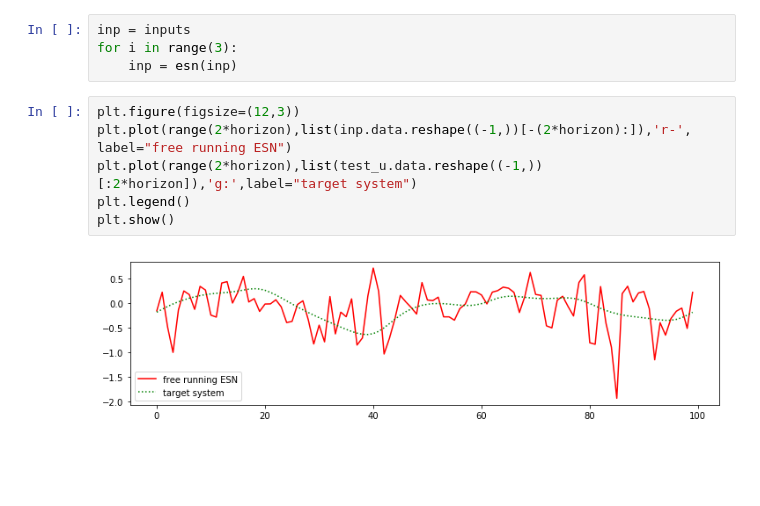
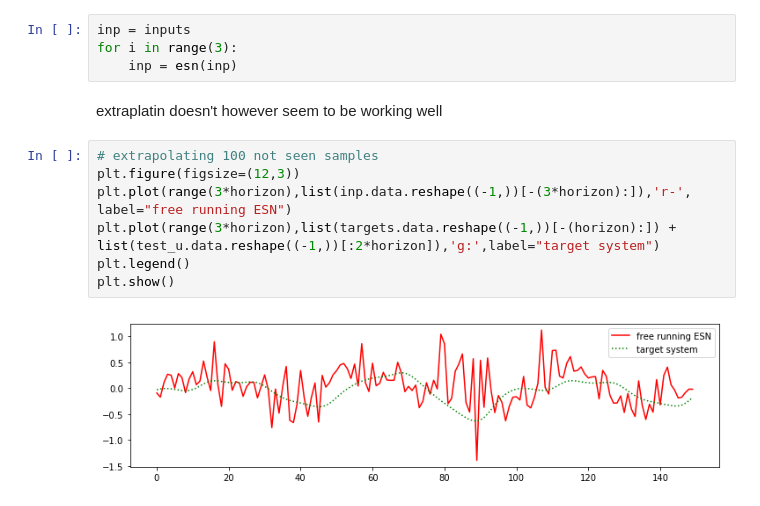
Before and after one commit to Ro6ertWcislo/ESN-for-dynamical-systems, a Jupyter notebook: ESN.ipynb, the cells around one changed output. Drawn from its saved outputs; the diff is of its cells as text; blank space fills up the shorter version.

```diff
--- a/ESN.ipynb
+++ b/ESN.ipynb
@@ -440,14 +443,17 @@ Test R2: 0.9431039467453957
 inp = inputs
 for i in range(3):
     inp = esn(inp)
+# %% [markdown]
+extraplatin doesn't however seem to be working well
 # %%
+# extrapolating 100 not seen samples
 plt.figure(figsize=(12,3))
-plt.plot(range(2*horizon),list(inp.data.reshape((-1,))[-(2*horizon):]),'r-', label="free running ESN")
-plt.plot(range(2*horizon),list(test_u.data.reshape((-1,))[:2*horizon]),'g:',label="target system")
+plt.plot(range(3*horizon),list(inp.data.reshape((-1,))[-(3*horizon):]),'r-', label="free running ESN")
+plt.plot(range(3*horizon),list(targets.data.reshape((-1,))[-(horizon):]) + list(test_u.data.reshape((-1,))[:2*horizon]),'g:',label="target system")
 plt.legend()
 plt.show()
 # %% [output]
-[figure, old version]
+[figure, new version]
 # %%
 numho = 2
 inp = inputs
```
Also changed, not shown: parts of 61 cells of this notebook, 7 other files.
